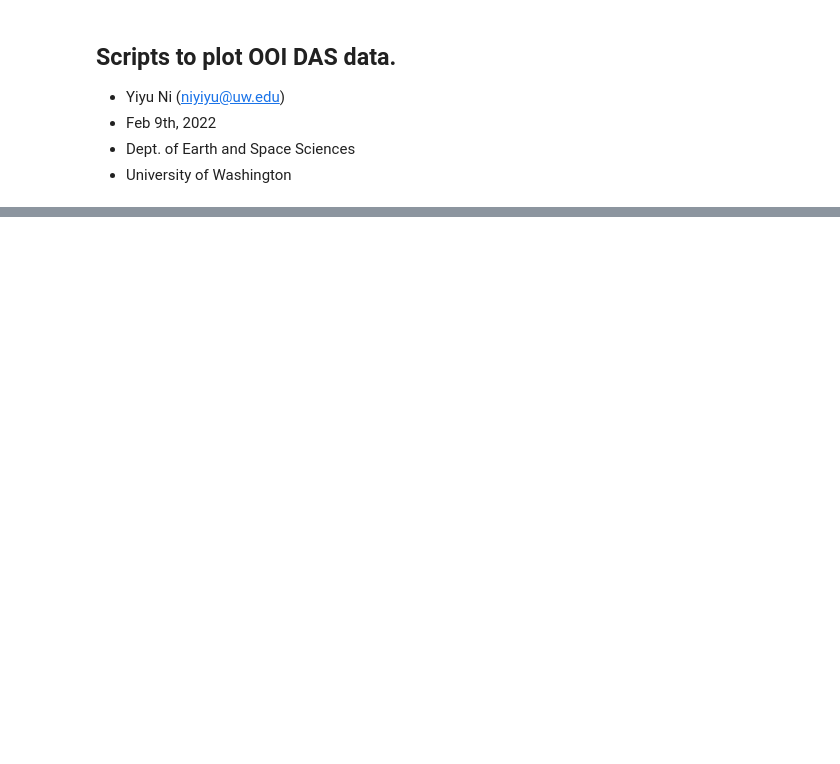
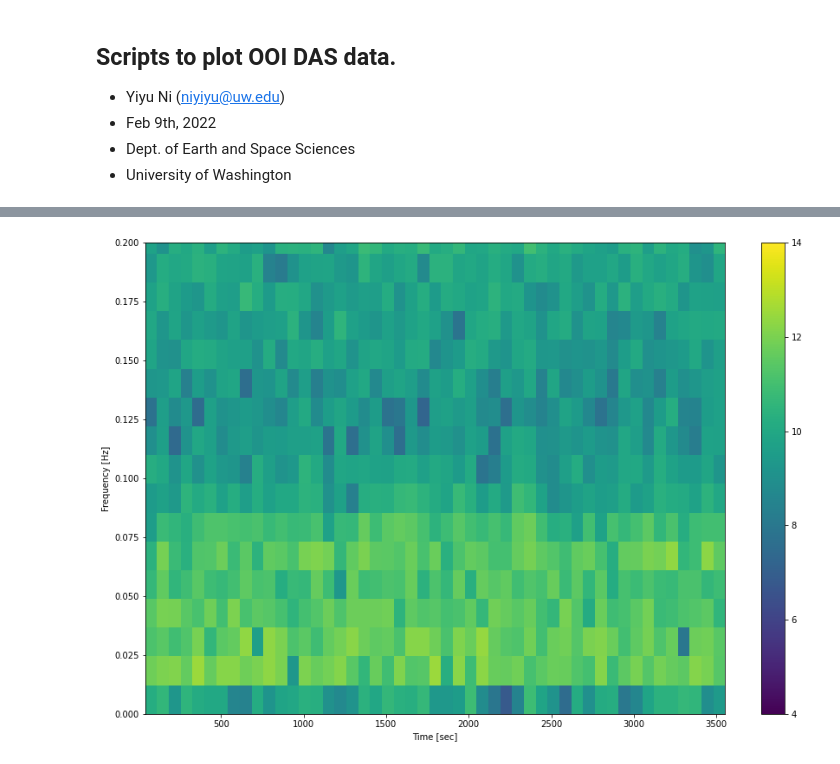
Before and after one commit to niyiyu/OOI-DAS, a Jupyter notebook: Notebook/plot_OOI-one-channel.ipynb, the cells around one changed output, grey strips where cells are left out. Saved outputs shown, nothing was run; the diff lists cells and outputs as text; code cells hidden in the pictures; blank space fills up the shorter version.

```diff
--- a/Notebook/plot_OOI-one-channel.ipynb
+++ b/Notebook/plot_OOI-one-channel.ipynb
@@ -52,0 +85,14 @@ for i in range(nsubplots):
+# %%
+
+f, t, Sxx = spectrogram(data, 1/dt,nperseg=2**14)
+fig, ax = plt.subplots(figsize = (15, 10))
+fig.patch.set_facecolor('w')
+c=plt.pcolormesh(t, f, np.log10(Sxx), shading='flat',vmin=4,vmax=14)
+plt.colorbar(c)
+plt.ylabel('Frequency [Hz]')
+plt.xlabel('Time [sec]')
+# plt.yscale('log')
+plt.ylim(0,0.2)
+plt.show()
+# %% [output]
+[figure, added]
```
Also changed, not shown: parts of 5 cells of this notebook.
